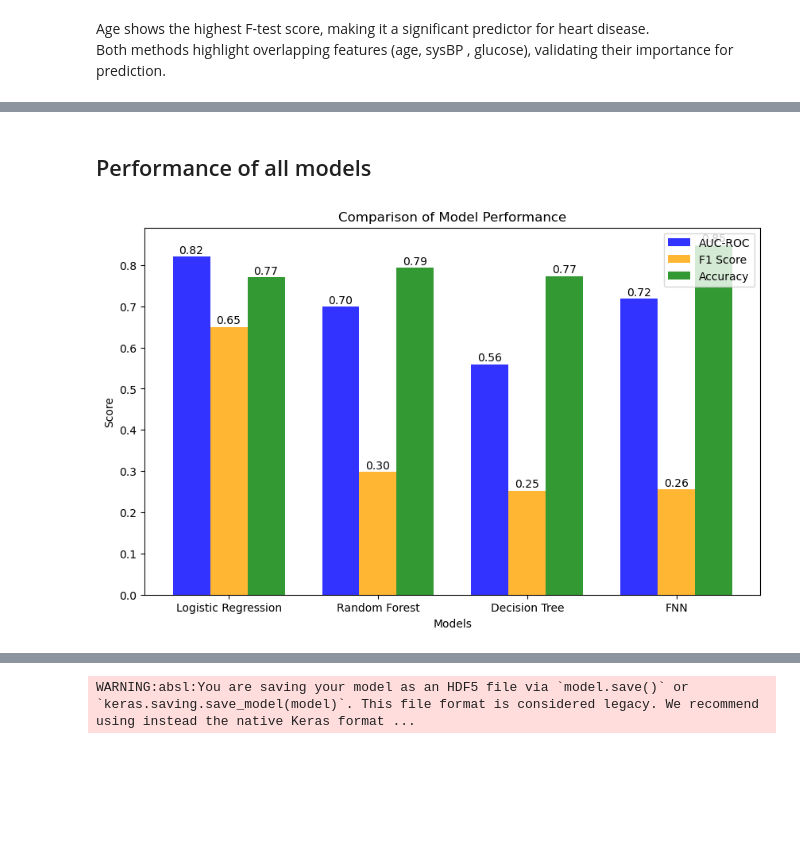
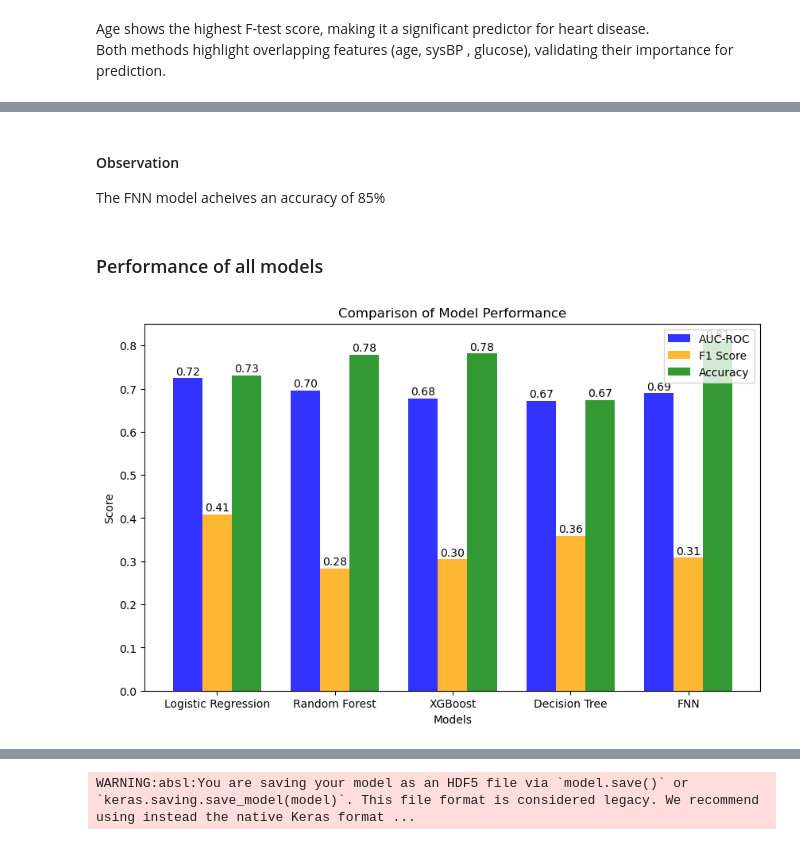
Before and after one commit to fzi2000/Dissertation_HeartDisease, a Jupyter notebook: code/python/Framingham Code.ipynb, the cells around one changed output, grey strips where cells are left out. Cells and saved outputs as stored; diff of their text form; code cells hidden in the pictures; blank space fills up the shorter version.

```diff
--- a/code/python/Framingham Code.ipynb
+++ b/code/python/Framingham Code.ipynb
@@ -615,25 +1271,11 @@ Decision Tree Rules:
 # %%
-import tensorflow as tf
-from tensorflow.keras.models import Sequential
-from tensorflow.keras.layers import Dense, Dropout, BatchNormalization
-from tensorflow.keras.optimizers import Adam
-from sklearn.metrics import roc_auc_score, f1_score, accuracy_score, roc_curve
-import numpy as np
-import matplotlib.pyplot as plt
-
-import tensorflow as tf
-from tensorflow import keras
-from tensorflow.keras.models import Sequential
-from tensorflow.keras.layers import Dense, Dropout
-from tensorflow.keras.optimizers import Adam
-from sklearn.metrics import roc_auc_score, f1_score, classification_report
-import pandas as pd
-
 # Define the Feedforward Neural Network (FNN) model
 def create_fnn_model(input_shape):
     model = Sequential([
         Dense(128, activation='relu', input_shape=(input_shape,)),
         Dropout(0.2),  # Regularization to prevent overfitting
+        Dense(64, activation='relu'),
+        Dropout(0.2),
         Dense(64, activation='relu'),
         Dropout(0.2),
         Dense(64, activation='relu'),
@@ -703,20 +1345,8 @@ auc_roc_fnn = roc_auc_score(y_test, y_pred_prob)
 
 # Compute ROC Curve
 fpr_fnn, tpr_fnn, _ = roc_curve(y_test, y_pred_prob)
-
-# Print metrics
-print(f"Accuracy: {accuracy_fnn:.4f}")
-print(f"F1 Score: {f1_fnn:.4f}")
-print(f"AUC-ROC: {auc_roc_fnn:.4f}")
-
-# Plot ROC Curve
-plt.figure(figsize=(8, 6))
-plt.plot(fpr, tpr, color='blue', label=f"AUC-ROC = {auc_roc_fnn:.4f}")
-plt.plot([0, 1], [0, 1], linestyle='--', color='gray')  # Diagonal line for reference
-plt.xlabel("False Positive Rate (FPR)")
-plt.ylabel("True Positive Rate (TPR)")
-plt.title("ROC Curve - Feedforward Neural Network (FNN)")
-plt.legend()
+cm_test_fnn = confusion_matrix(y_test, y_pred)
+ConfusionMatrixDisplay(confusion_matrix=cm_test_dt).plot(cmap='Blues')
 plt.show()
 # %% [output]
 Epoch 1/50
@@ -746,39 +1372,42 @@ NameError: name 'fpr' is not defined
+# %% [markdown]
+#### Observation
+The FNN model acheives an accuracy of 85%
 # %% [markdown]
-## Performance of all models
+### Performance of all models
 # %%
 import matplotlib.pyplot as plt
 import numpy as np
 
 # Replace these values with your actual results
-models = ["Logistic Regression", "Random Forest", "Decision Tree", "FNN"]
-auc_scores = [0.82, auc_rf, auc_roc_dt, auc_roc_fnn]  # Example AUC-ROC scores
-f1_scores = [0.65,f1_rf, f1_dt, f1_fnn]   # Example F1 scores
-accuracy_scores = [0.77, accuracy_rf, accuracy_dt, accuracy_fnn]  # Example Accuracy scores
+models = ["Logistic Regression", "Random Forest", "XGBoost","Decision Tree", "FNN"]
+auc_scores = [auc_lr, auc_rf,auc_xgb, auc_roc_dt, auc_roc_fnn]  # Example AUC-ROC scores
+f1_scores = [f1_lr,f1_rf,f1_xgb,f1_dt, f1_fnn]   # Example F1 scores
+accuracy_scores = [accuracy_lr, accuracy_rf,accuracy_xgb, accuracy_dt, accuracy_fnn]  # Example Accuracy scores
 
 # Plot Model Performance
 fig, ax = plt.subplots(figsize=(10, 6))
 width = 0.25  # Reduce bar width to fit all bars properly
 
 x = np.arange(len(models))
 
 bars1 = ax.bar(x - width, auc_scores, width, label="AUC-ROC", alpha=0.8, color="blue")
 bars2 = ax.bar(x, f1_scores, width, label="F1 Score", alpha=0.8, color="orange")
 bars3 = ax.bar(x + width, accuracy_scores, width, label="Accuracy", alpha=0.8, color="green")
 
 ax.set_xlabel("Models")
 ax.set_ylabel("Score")
 ax.set_title("Comparison of Model Performance")
 ax.set_xticks(x)
 ax.set_xticklabels(models)
 ax.legend()
 
 # Display values on top of bars
 for bar_group in [bars1, bars2, bars3]:
     for bar in bar_group:
         height = bar.get_height()
         ax.annotate(f'{height:.2f}', xy=(bar.get_x() + bar.get_width() / 2, height),
                     xytext=(0, 3), textcoords="offset points", ha='center', fontsize=10)
 
 plt.show()
 # %% [output]
-[figure, old version]
+[figure, new version]
```
Also changed, not shown: parts of 46 cells of this notebook.
